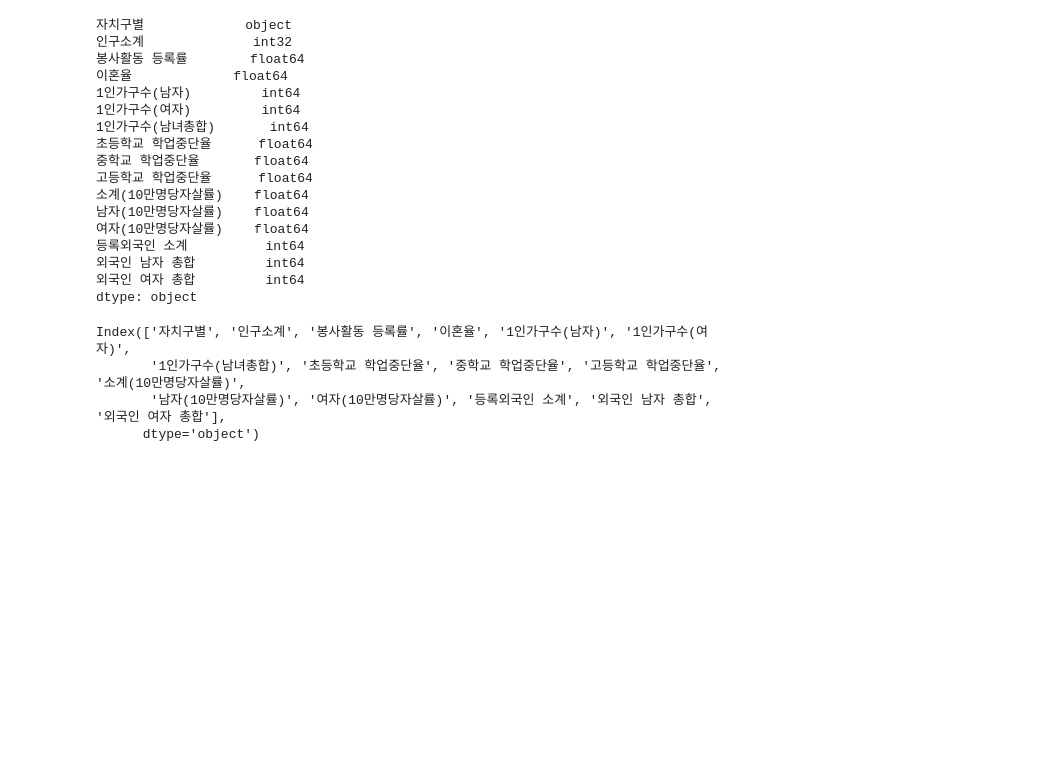
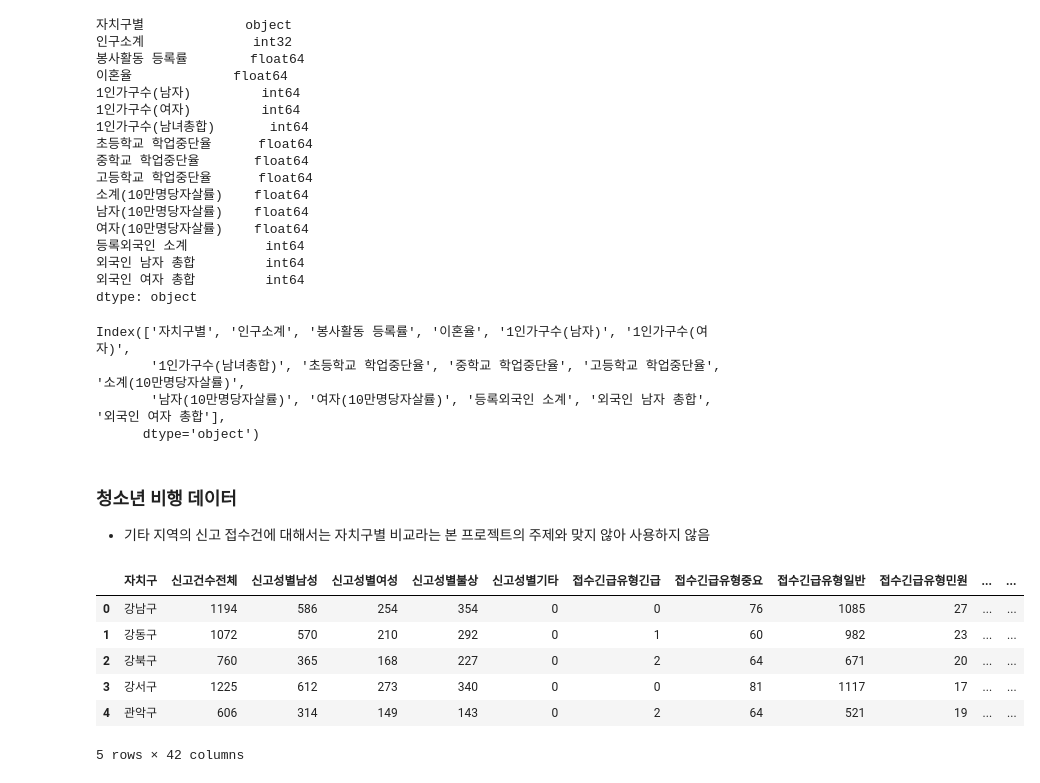
Before and after one commit to CityCrimeResearch/MidProject, a Jupyter notebook: ipynbTest/Junhyeok/정규화.ipynb, the cells around one changed output. Cells and saved outputs as stored; diff of their text form; code cells hidden in the pictures; blank space fills up the shorter version.

```diff
--- a/ipynbTest/Junhyeok/정규화.ipynb
+++ b/ipynbTest/Junhyeok/정규화.ipynb
@@ -466,3 +466,17 @@ Index(['자치구별', '인구소계', '봉사활동 등록률', '이혼율', '1
       dtype='object')
 # %%
 merge5_df.to_csv('members/조준혁/합친거5.csv', encoding='utf-8-sig', index=True)
+# %% [markdown]
+### 청소년 비행 데이터
+- 기타 지역의 신고 접수건에 대해서는 자치구별 비교라는 본 프로젝트의 주제와 맞지 않아 사용하지 않음
+# %%
+df_flying = pd.read_csv('data/processed/서울시_청소년비행(구별매칭완료).csv')
+df_flying.head()
+# %% [output]
+|  | 자치구 | 신고건수전체 | 신고성별남성 | 신고성별여성 | 신고성별불상 | 신고성별기타 | 접수긴급유형긴급 | 접수긴급유형중요 | 접수긴급유형일반 | 접수긴급유형민원 | ... | ... |
+| 0 | 강남구 | 1194 | 586 | 254 | 354 | 0 | 0 | 76 | 1085 | 27 | ... | ... |
+| 1 | 강동구 | 1072 | 570 | 210 | 292 | 0 | 1 | 60 | 982 | 23 | ... | ... |
+| 2 | 강북구 | 760 | 365 | 168 | 227 | 0 | 2 | 64 | 671 | 20 | ... | ... |
+| 3 | 강서구 | 1225 | 612 | 273 | 340 | 0 | 0 | 81 | 1117 | 17 | ... | ... |
+| 4 | 관악구 | 606 | 314 | 149 | 143 | 0 | 2 | 64 | 521 | 19 | ... | ... |
+5 rows × 42 columns
```
Also changed, not shown: parts of 5 cells of this notebook, 4 other files.
